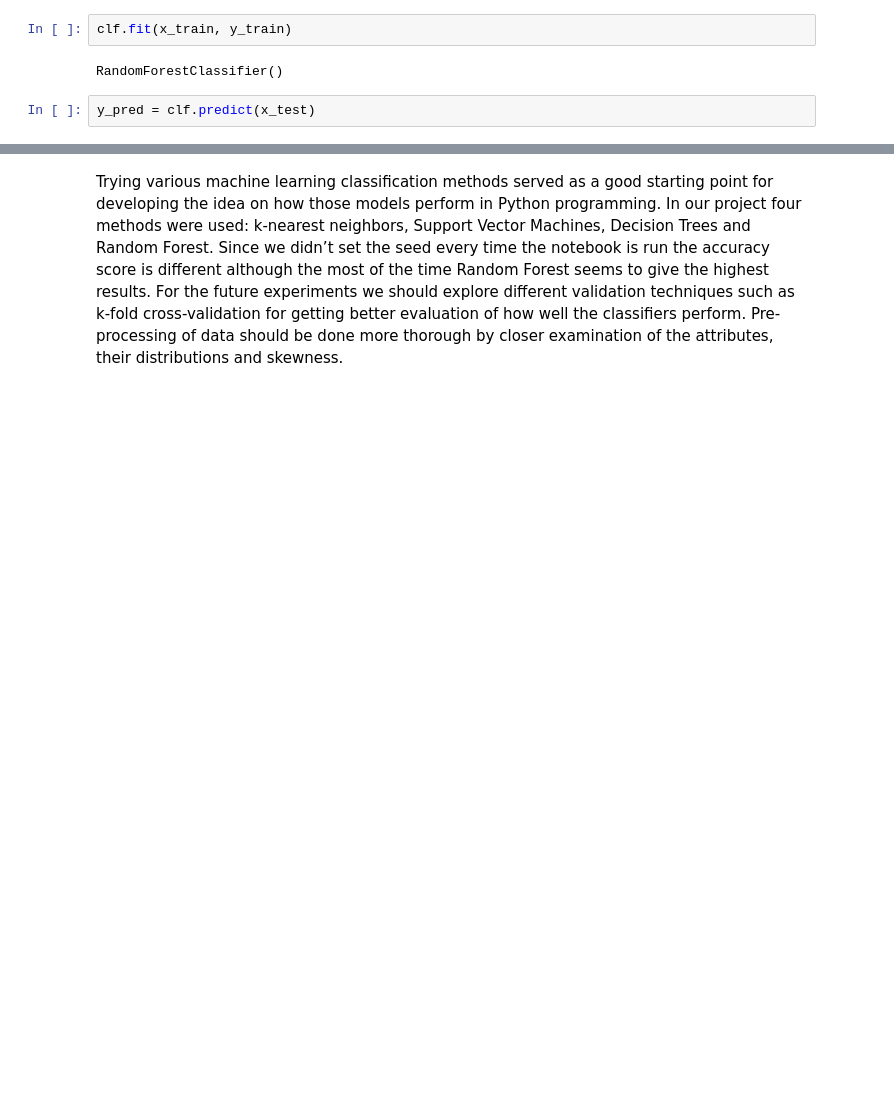
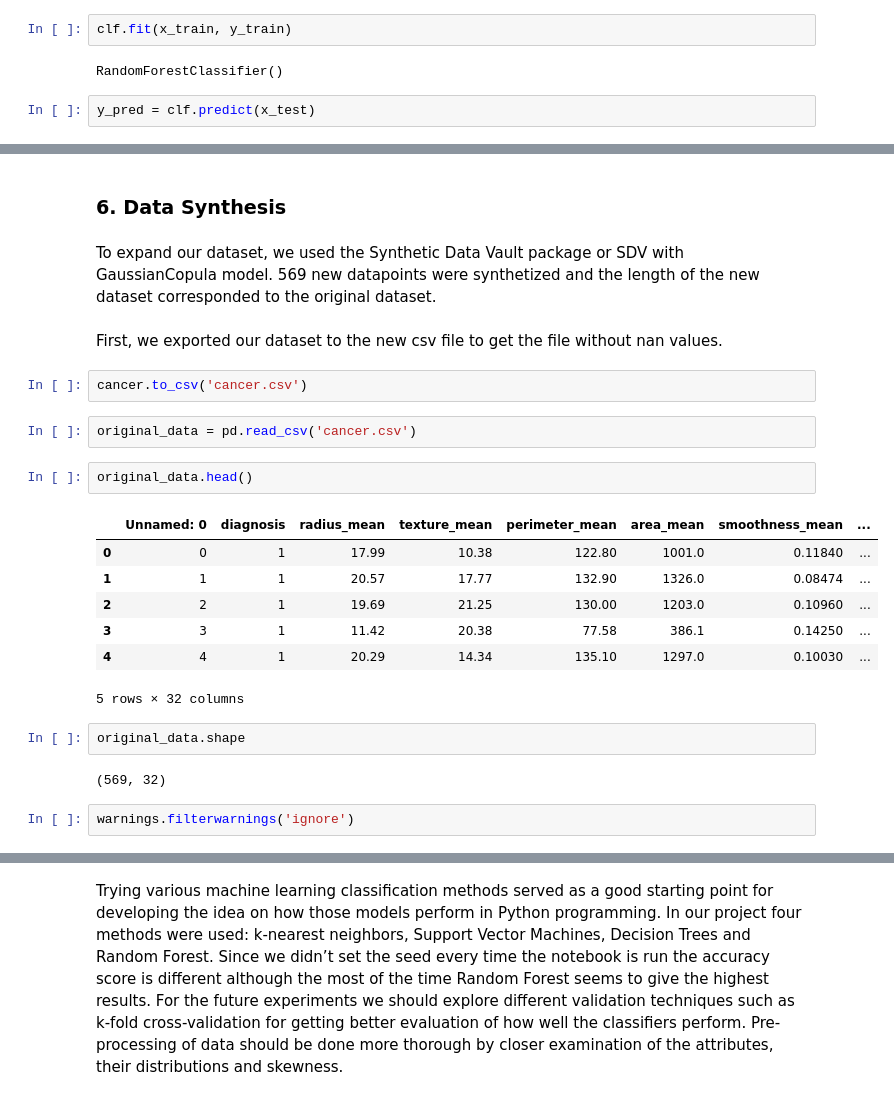
Before and after one commit to Tanja888/PfDA-Project2, a Jupyter notebook: Wisconsin-Breast-Cancer-analysis.ipynb, the cells around one changed output, grey strips where cells are left out. Saved outputs shown, nothing was run; the diff lists cells and outputs as text; blank space fills up the shorter version.

```diff
--- a/Wisconsin-Breast-Cancer-analysis.ipynb
+++ b/Wisconsin-Breast-Cancer-analysis.ipynb
@@ -586,0 +589,26 @@ accuracy
+# %% [markdown]
+### 6. Data Synthesis
+# %% [markdown]
+To expand our dataset, we used the Synthetic Data Vault package or SDV with GaussianCopula model. 569 new datapoints were synthetized and the length of the new dataset corresponded to the original dataset.
+# %% [markdown]
+First, we exported our dataset to the new csv file to get the file without nan values.
+# %%
+cancer.to_csv('cancer.csv')
+# %%
+original_data = pd.read_csv('cancer.csv')
+# %%
+original_data.head()
+# %% [output]
+|  | Unnamed: 0 | diagnosis | radius_mean | texture_mean | perimeter_mean | area_mean | smoothness_mean | ... |
+| 0 | 0 | 1 | 17.99 | 10.38 | 122.80 | 1001.0 | 0.11840 | ... |
+| 1 | 1 | 1 | 20.57 | 17.77 | 132.90 | 1326.0 | 0.08474 | ... |
+| 2 | 2 | 1 | 19.69 | 21.25 | 130.00 | 1203.0 | 0.10960 | ... |
+| 3 | 3 | 1 | 11.42 | 20.38 | 77.58 | 386.1 | 0.14250 | ... |
+| 4 | 4 | 1 | 20.29 | 14.34 | 135.10 | 1297.0 | 0.10030 | ... |
+5 rows × 32 columns
+# %%
+original_data.shape
+# %% [output]
+(569, 32)
+# %%
+warnings.filterwarnings('ignore')
```
Also changed, not shown: parts of 38 cells of this notebook, 1 other file.
